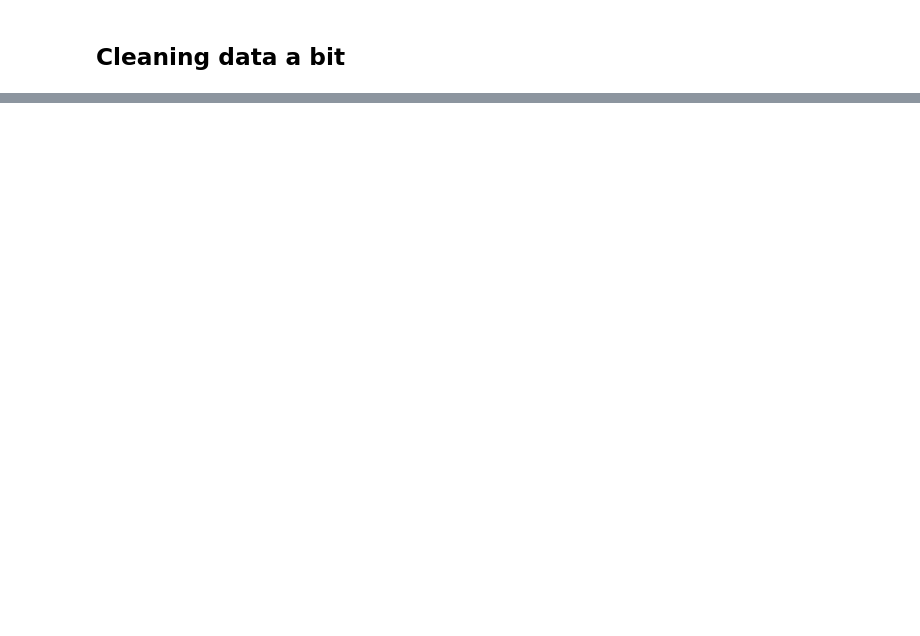
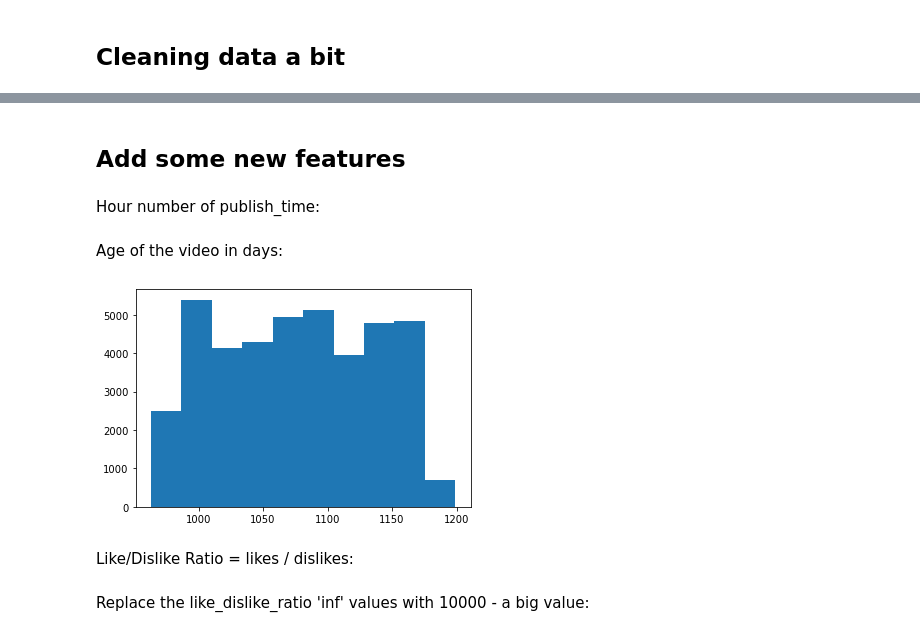
Before and after one commit to shatandv/linear_regression_playground, a Jupyter notebook: playground.ipynb, the cells around one changed output, grey strips where cells are left out. Saved outputs shown, nothing was run; the diff lists cells and outputs as text; code cells hidden in the pictures; blank space fills up the shorter version.

```diff
--- a/playground.ipynb
+++ b/playground.ipynb
@@ -135,0 +131,4 @@ df['category'] = df['category_id'].apply(lambda x: cat_id_name[x])
+# %%
+df['trending_date'] = pd.to_datetime(df['trending_date'], format='%y.%d.%m')
+# %%
+df['publish_time'] = pd.to_datetime(df['publish_time'], format='%Y-%m-%dT%H:%M:%S.%fZ')
@@ -135,0 +164,8 @@ df['category'] = df['category_id'].apply(lambda x: cat_id_name[x])
+# %% [markdown]
+## Add some new features
+# %% [markdown]
+Hour number of publish_time:
+# %%
+df['publish_hour'] = df['publish_time'].dt.hour
+# %% [markdown]
+Age of the video in days:
@@ -135,0 +174,7 @@ df['category'] = df['category_id'].apply(lambda x: cat_id_name[x])
+# %%
+plt.hist(df.loc[df['video_age_days'] < 1200, 'video_age_days'])
+plt.show()
+# %% [output]
+[figure, added]
+# %% [markdown]
+Like/Dislike Ratio = likes / dislikes:
@@ -135,0 +183,2 @@ df['category'] = df['category_id'].apply(lambda x: cat_id_name[x])
+# %% [markdown]
+Replace the like_dislike_ratio 'inf' values with 10000 - a big value:
```
Also changed, not shown: parts of 27 cells of this notebook, 1 other file.
